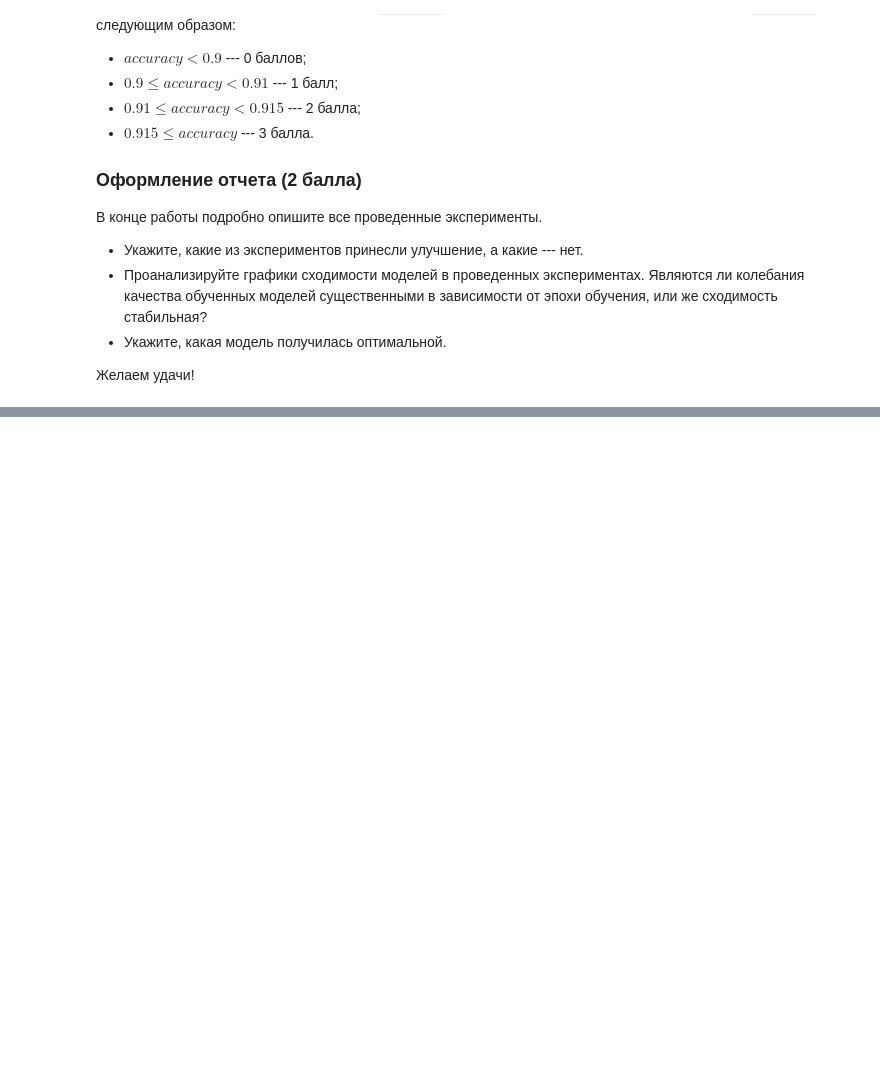
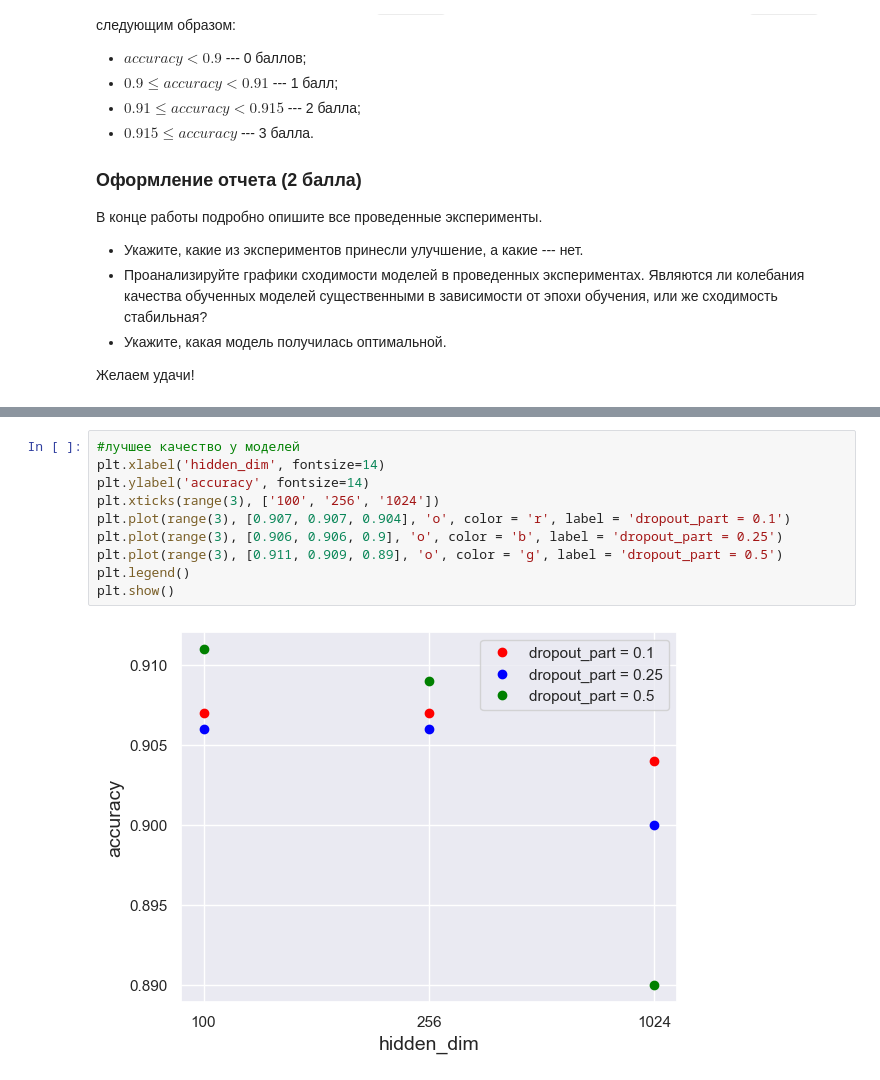
Before and after one commit to tedesak/Deep-Learning-School, a Jupyter notebook: NLP/my_projects/hw2 rnn_and_text_classification/hw_text_classification.ipynb, the cells around one changed output, grey strips where cells are left out. Saved outputs shown, nothing was run; the diff lists cells and outputs as text; blank space fills up the shorter version.

```diff
--- a/NLP/my_projects/hw2 rnn_and_text_classification/hw_text_classification.ipynb
+++ b/NLP/my_projects/hw2 rnn_and_text_classification/hw_text_classification.ipynb
@@ -218,0 +613,12 @@ def evaluate(model, eval_dataloader) -> float:
+# %%
+#лучшее качество у моделей
+plt.xlabel('hidden_dim', fontsize=14)
+plt.ylabel('accuracy', fontsize=14)
+plt.xticks(range(3), ['100', '256', '1024'])
+plt.plot(range(3), [0.907, 0.907, 0.904], 'o', color = 'r', label = 'dropout_part = 0.1')
+plt.plot(range(3), [0.906, 0.906, 0.9], 'o', color = 'b', label = 'dropout_part = 0.25')
+plt.plot(range(3), [0.911, 0.909, 0.89], 'o', color = 'g', label = 'dropout_part = 0.5')
+plt.legend()
+plt.show()
+# %% [output]
+[figure, added]
```
Also changed, not shown: parts of 51 cells of this notebook.
